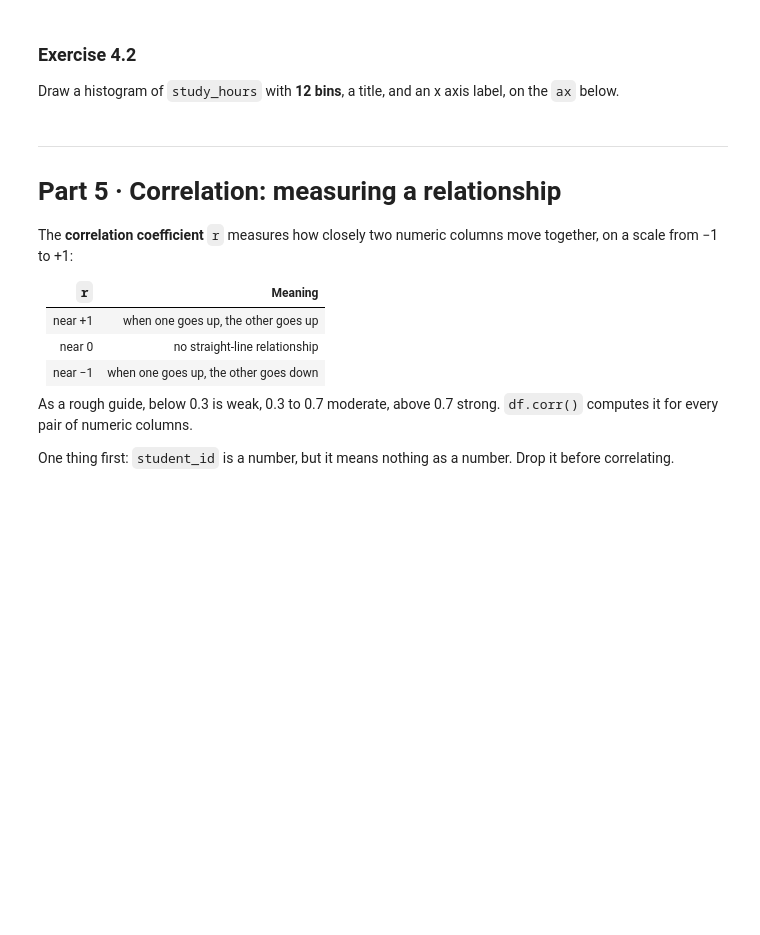
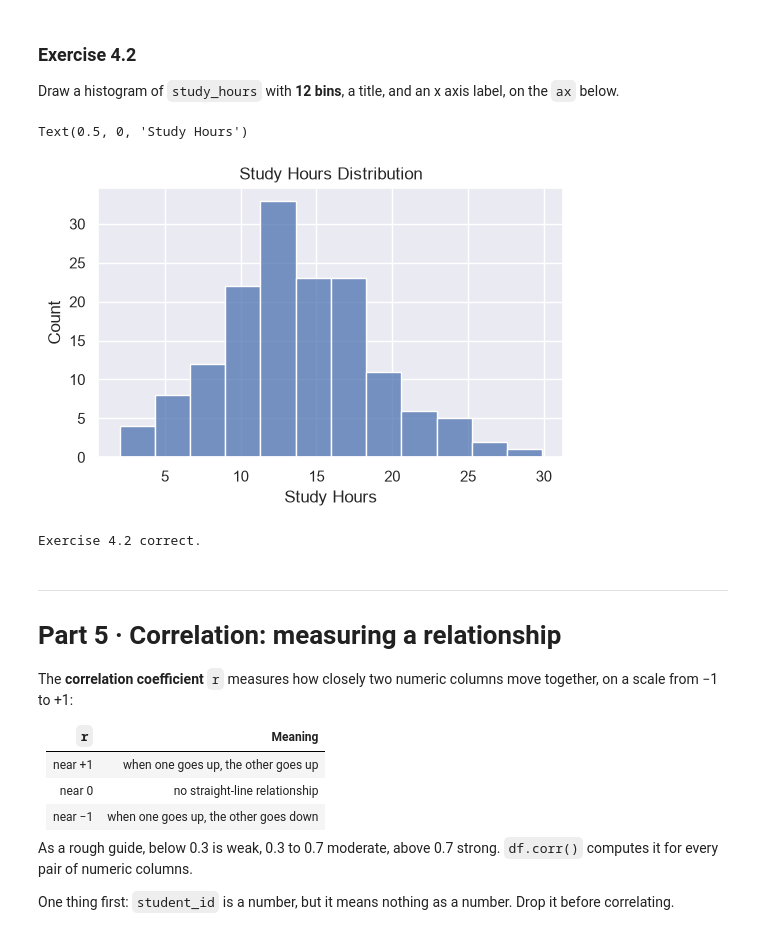
Before and after one commit to FatimaSa06/arti303, a Jupyter notebook: lab06.ipynb, the cells around one changed output. Saved outputs shown, nothing was run; the diff lists cells and outputs as text; code cells hidden in the pictures; blank space fills up the shorter version.

```diff
--- a/lab06.ipynb
+++ b/lab06.ipynb
@@ -457,12 +544,20 @@ axis label, on the `ax` below.
 # %%
 fig, ax = plt.subplots(figsize=(6, 3.5))
 
 # TODO: histogram of study_hours with 12 bins, plus a title and an x label
+sns.histplot(data=df, x="study_hours", bins=12, ax=ax)
+ax.set_title("Study Hours Distribution")
+ax.set_xlabel("Study Hours")
+# %% [output]
+Text(0.5, 0, 'Study Hours')
+[figure, added]
 # %%
 assert len(ax.patches) == 12, f"expected 12 bars (bins=12), found {len(ax.patches)}"
 assert ax.get_title(), "add a title"
 assert ax.get_xlabel(), "add an x label"
 print("Exercise 4.2 correct.")
+# %% [output]
+Exercise 4.2 correct.
 # %% [markdown]
 ---
 # Part 5 · Correlation: measuring a relationship
```
Also changed, not shown: parts of 31 cells of this notebook, 18 other files.
